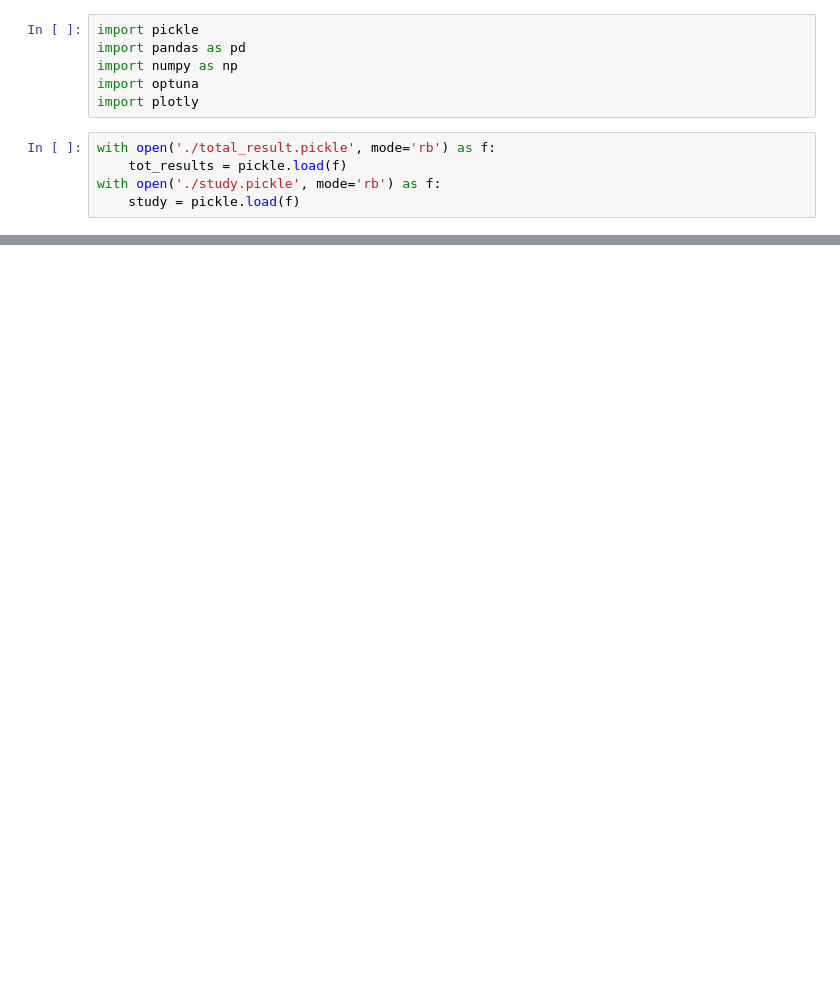
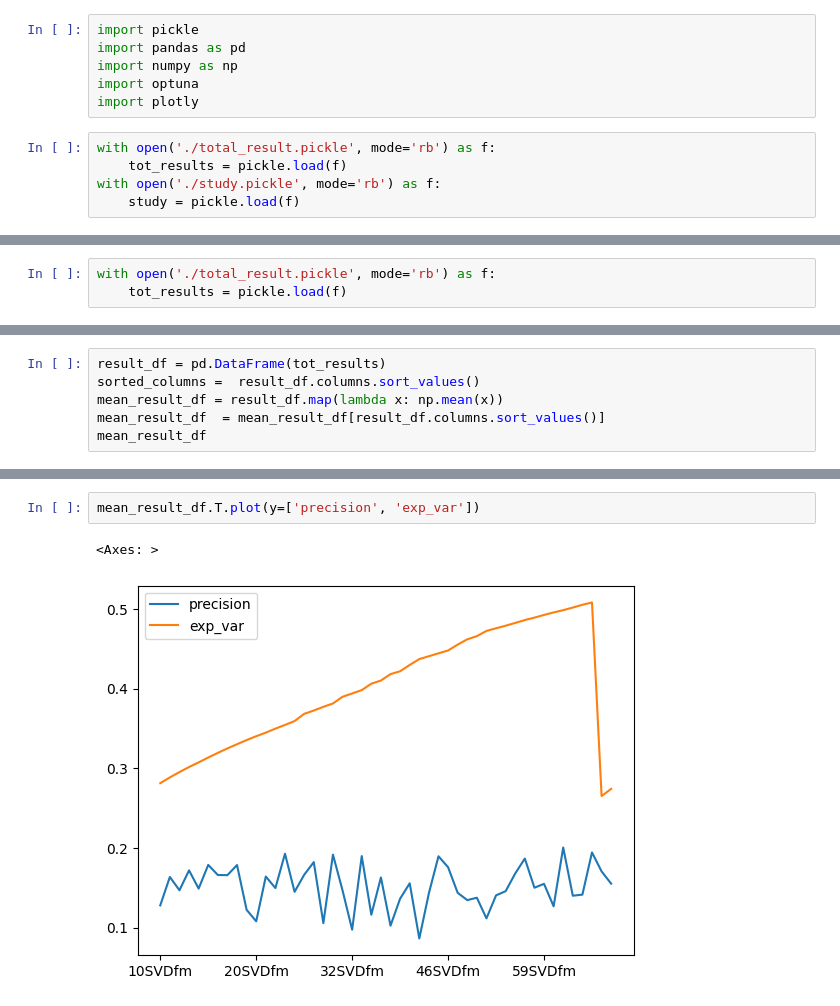
Before and after one commit to basill2001/SVD_FM, a Jupyter notebook: notes/pickle_checker.ipynb, the cells around one changed output, grey strips where cells are left out. Drawn from its saved outputs; the diff is of its cells as text; blank space fills up the shorter version.

```diff
--- a/notes/pickle_checker.ipynb
+++ b/notes/pickle_checker.ipynb
@@ -37,0 +36,3 @@ study
+# %%
+with open('./total_result.pickle', mode='rb') as f:
+    tot_results = pickle.load(f)
@@ -37,0 +50,6 @@ study
+# %%
+result_df = pd.DataFrame(tot_results)
+sorted_columns =  result_df.columns.sort_values()
+mean_result_df = result_df.map(lambda x: np.mean(x))
+mean_result_df  = mean_result_df[result_df.columns.sort_values()]
+mean_result_df
@@ -37,0 +65,5 @@ study
+# %%
+mean_result_df.T.plot(y=['precision', 'exp_var'])
+# %% [output]
+<Axes: >
+[figure, added]
```
Also changed, not shown: parts of 4 cells of this notebook, 11 other files.
